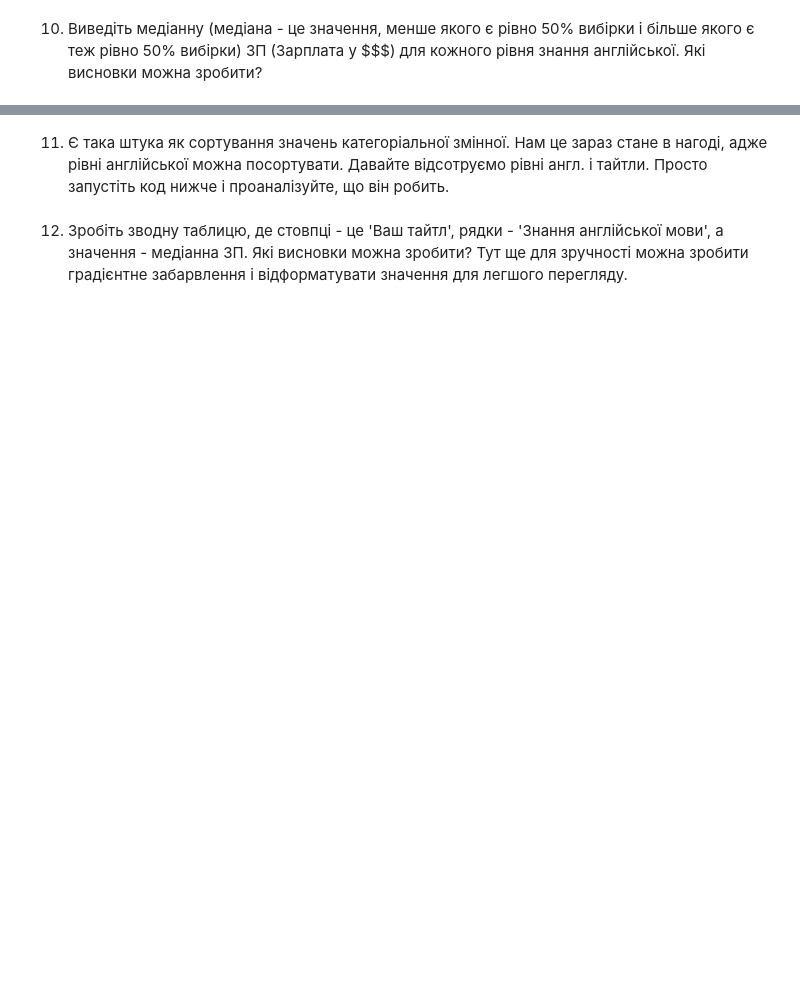
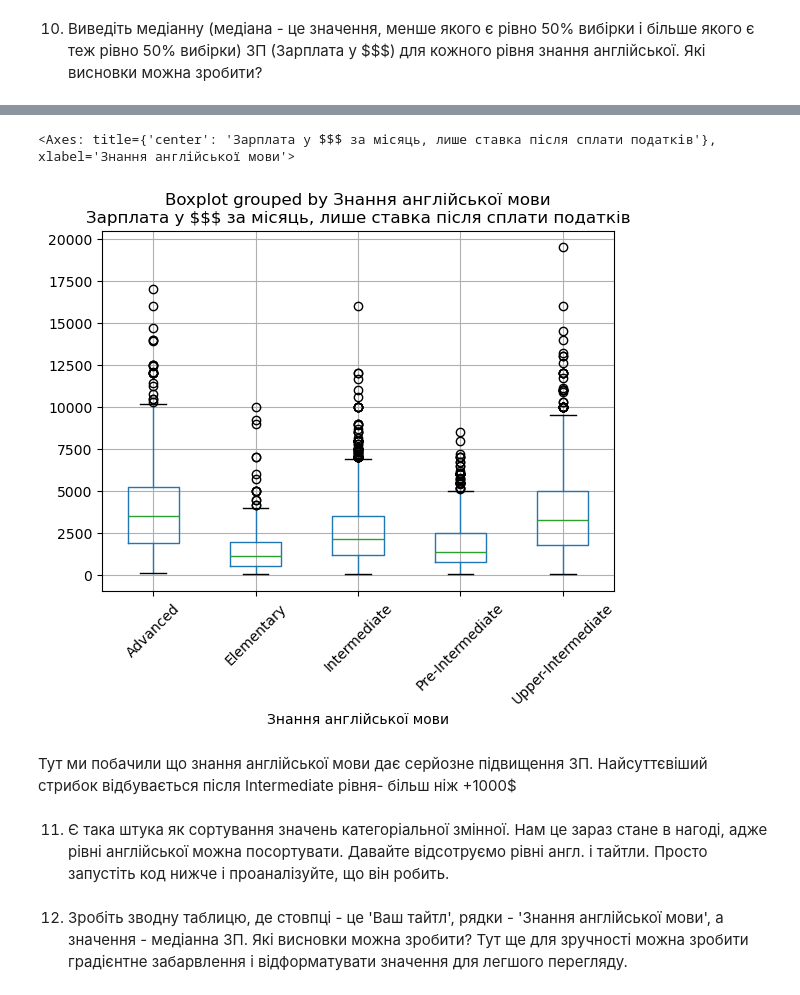
Before and after one commit to OlenaBabko/DataAnalytics_DataLovesAcademy, a Jupyter notebook: modul_11_additional/Additional_hw_4_Pandas.ipynb, the cells around one changed output, grey strips where cells are left out. Saved outputs shown, nothing was run; the diff lists cells and outputs as text; code cells hidden in the pictures; blank space fills up the shorter version.

```diff
--- a/modul_11_additional/Additional_hw_4_Pandas.ipynb
+++ b/modul_11_additional/Additional_hw_4_Pandas.ipynb
@@ -203,23 +203,6 @@ Timestamp
 19    5695
 18     506
 Name: count, dtype: int64
-# %%
-from datetime import datetime
-
-def timestamp_correction(x):
-
-    # чи нема пропуску
-    if pd.isna(x):
-        return pd.NaT
-
-    x = str(x).strip()
-
-    if len(x) == 19:        # для формату з секундами
-        return datetime.strptime(x, "%m.%d.%Y %H:%M:%S")
-    elif len(x) == 16:       # для формату без секундами
-        return datetime.strptime(x, "%d.%m.%Y %H:%M")
-    else:
-        return pd.NaT
 # %%
 from datetime import datetime
 
@@ -288,3 +341,14 @@ Series([], Name: Timestamp, dtype: object)
+# %%
+df.boxplot(
+    column="Зарплата у $$$ за місяць, лише ставка після сплати податків",
+    by="Знання англійської мови",
+    rot=45
+)
+# %% [output]
+<Axes: title={'center': 'Зарплата у $$$ за місяць, лише ставка після сплати податків'}, xlabel='Знання англійської мови'>
+[figure, added]
+# %% [markdown]
+Тут ми побачили що знання англійської мови дає серйозне підвищення ЗП. Найсуттєвіший стрибок відбувається після Intermediate рівня-  більш ніж +1000$
 # %% [markdown]
 11. Є така штука як сортування значень категоріальної змінної. Нам це зараз стане в нагоді, адже рівні англійської можна посортувати.
 Давайте відсотруємо рівні англ. і тайтли. Просто запустіть код нижче і проаналізуйте, що він робить.
```
Also changed, not shown: parts of 16 cells of this notebook.
